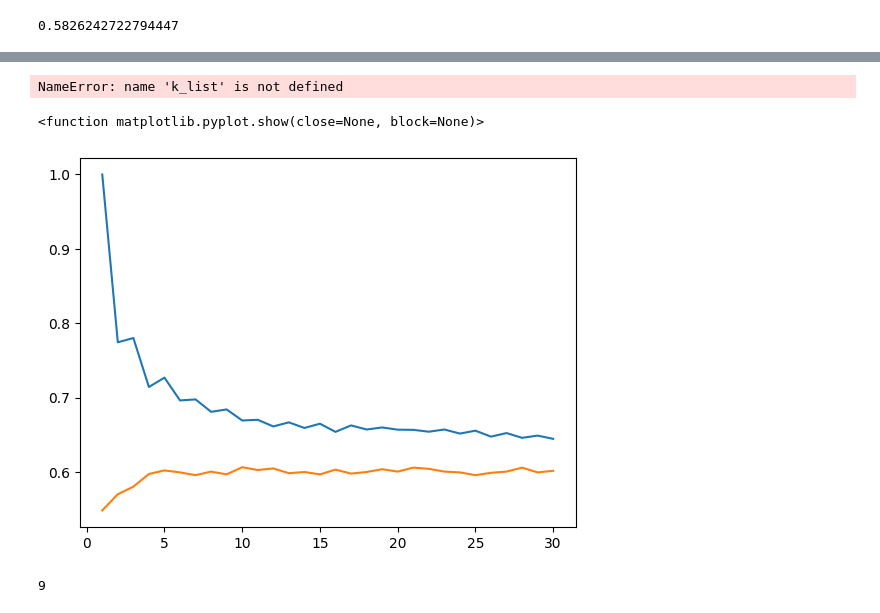
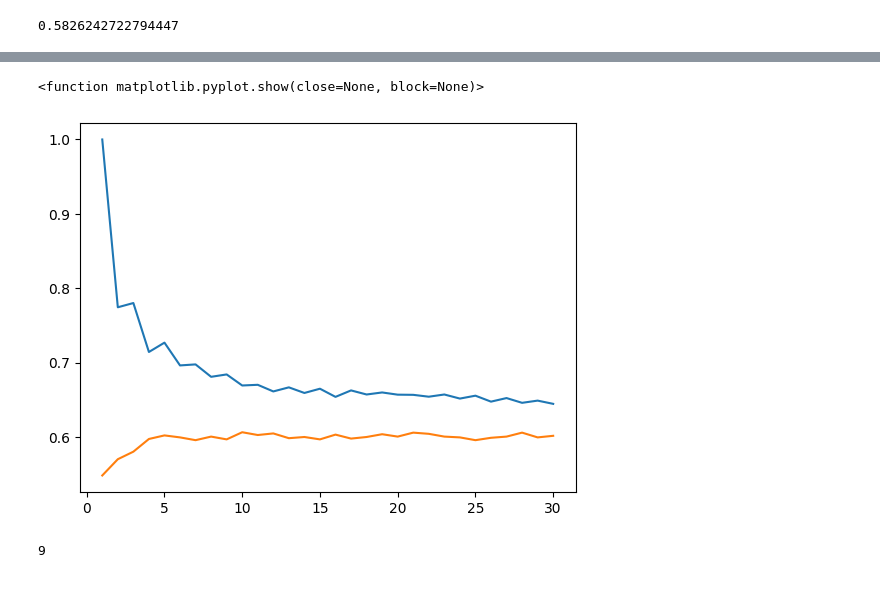
Before and after one commit to Tynab/Machine-Learning-Overview, a Jupyter notebook: logistic_regression.ipynb, the cells around one changed output, grey strips where cells are left out. Drawn from its saved outputs; the diff is of its cells as text; code cells hidden in the pictures.

```diff
--- a/logistic_regression.ipynb
+++ b/logistic_regression.ipynb
@@ -150,6 +144,19 @@ for k in k_list:
+# %%
+X_train, X_valid, y_train, y_valid = model_selection.train_test_split(X_train, y_train, test_size=0.3, random_state=99)
+
+k_list = list(range(1, 31, 1))
+train_scores = []
+valid_scores = []
+
+for k in k_list:
+    knn = KNeighborsClassifier(n_neighbors=k)
+    knn = knn.fit(X_train, y_train)
+    train_scores.append(knn.score(X_train, y_train))
+    valid_scores.append(knn.score(X_valid, y_valid))
 # %%
-import matplotlib.pyplot as plt
-plt.plot(k_list, train_score)
+plt.plot(k_list, train_scores)
+plt.plot(k_list, valid_scores)
 plt.show
 # %% [output]
-NameError: name 'k_list' is not defined
+<function matplotlib.pyplot.show(close=None, block=None)>
+[figure, added]
@@ -173,10 +163 @@ for k in k_list:
-# %%
-import matplotlib.pyplot as plt
-plt.plot(k_list, train_score)
-plt.plot(k_list, valid_score)
-
-plt.show
-# %% [output]
-<function matplotlib.pyplot.show(close=None, block=None)>
-[figure, removed]
 # %%
```
Also changed, not shown: parts of 31 cells of this notebook, 2 other files.
